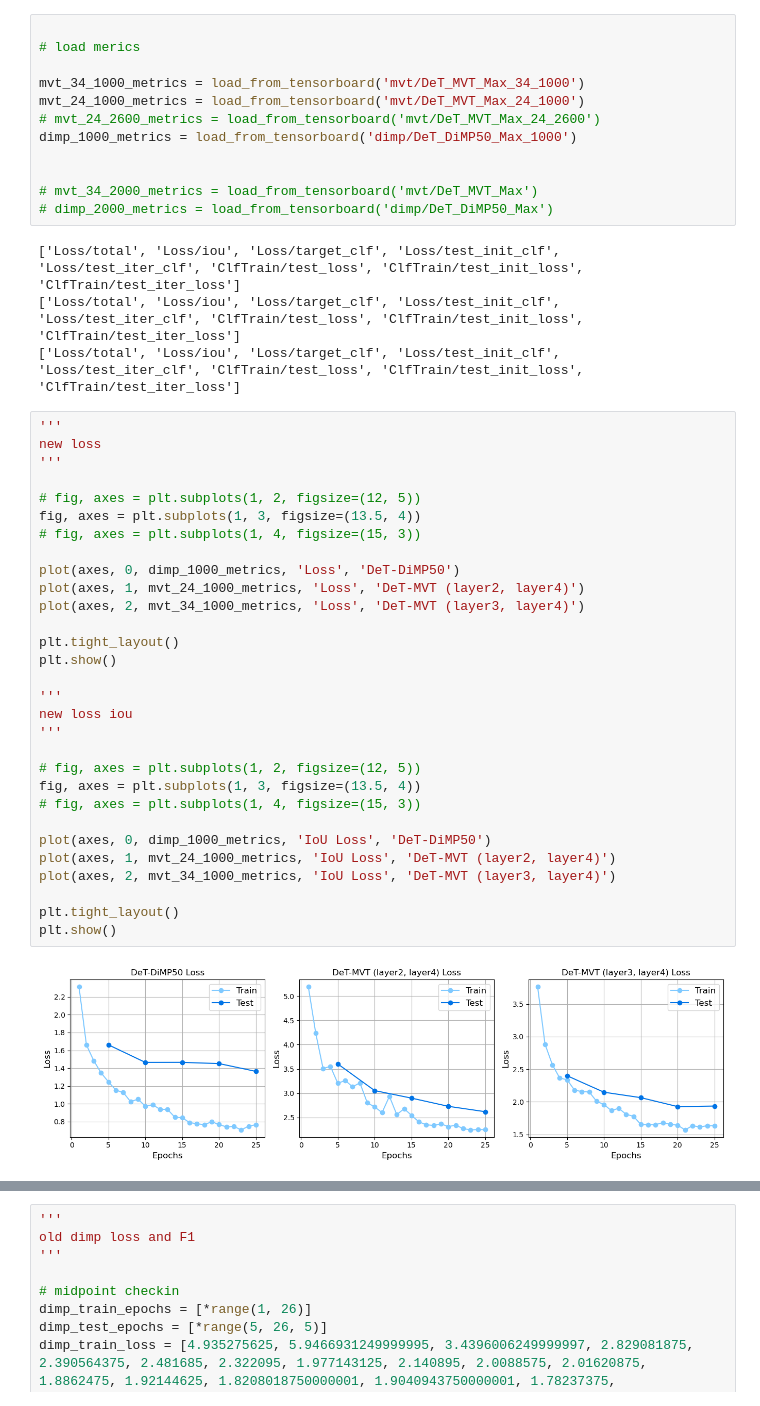
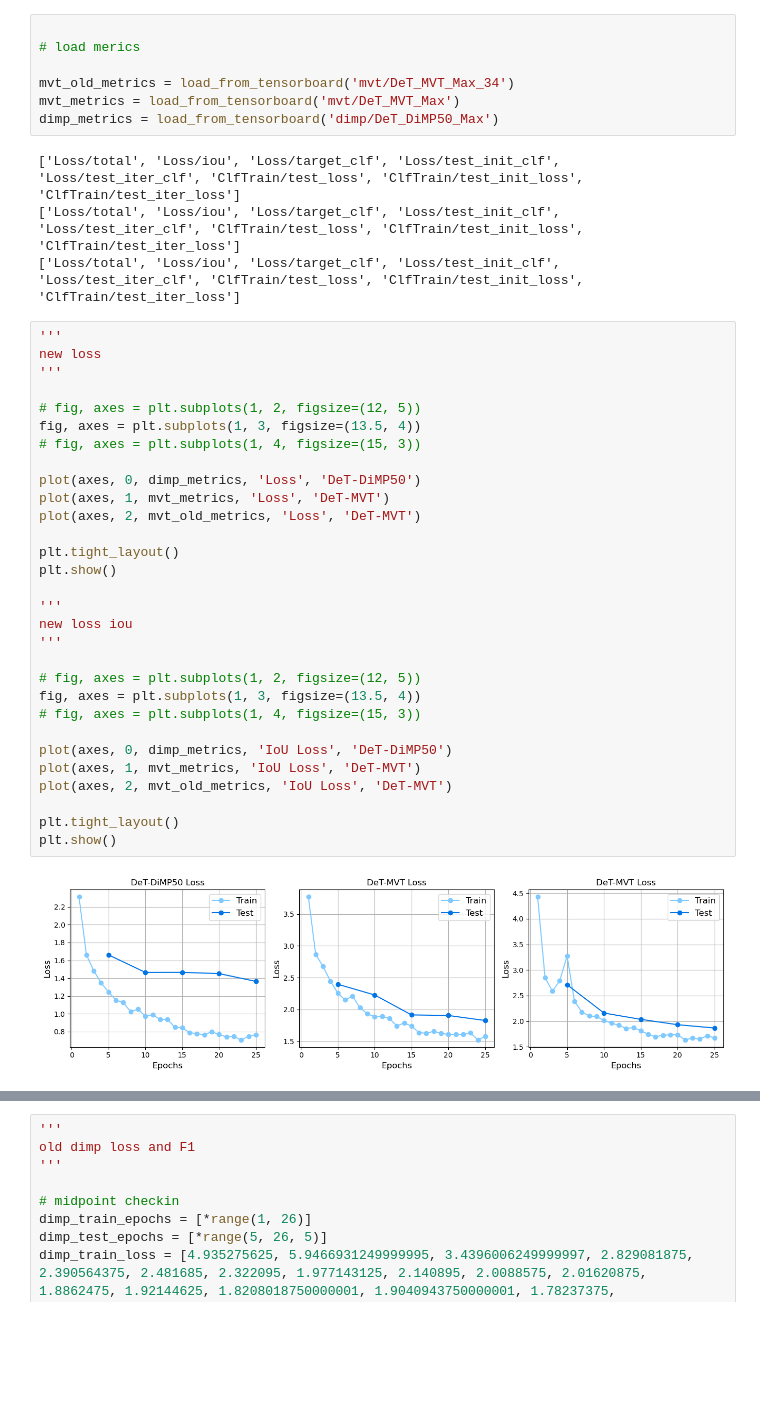
Before and after one commit to mmliu2/det-mvt, a Jupyter notebook: plotting/plotting.ipynb, the cells around one changed output, grey strips where cells are left out. Saved outputs shown, nothing was run; the diff lists cells and outputs as text; blank space fills up the shorter version.

```diff
--- a/plotting/plotting.ipynb
+++ b/plotting/plotting.ipynb
@@ -65,14 +65,9 @@ def plot(axes, i, model_metrics, metric_to_plot: str, model_name):
 
 # load merics
 
-mvt_34_1000_metrics = load_from_tensorboard('mvt/DeT_MVT_Max_34_1000')
-mvt_24_1000_metrics = load_from_tensorboard('mvt/DeT_MVT_Max_24_1000')
-# mvt_24_2600_metrics = load_from_tensorboard('mvt/DeT_MVT_Max_24_2600')
-dimp_1000_metrics = load_from_tensorboard('dimp/DeT_DiMP50_Max_1000')
-
-
-# mvt_34_2000_metrics = load_from_tensorboard('mvt/DeT_MVT_Max')
-# dimp_2000_metrics = load_from_tensorboard('dimp/DeT_DiMP50_Max')
+mvt_old_metrics = load_from_tensorboard('mvt/DeT_MVT_Max_34')
+mvt_metrics = load_from_tensorboard('mvt/DeT_MVT_Max')
+dimp_metrics = load_from_tensorboard('dimp/DeT_DiMP50_Max')
 # %% [output]
 ['Loss/total', 'Loss/iou', 'Loss/target_clf', 'Loss/test_init_clf', 'Loss/test_iter_clf', 'ClfTrain/test_loss', 'ClfTrain/test_init_loss', 'ClfTrain/test_iter_loss']
 ['Loss/total', 'Loss/iou', 'Loss/target_clf', 'Loss/test_init_clf', 'Loss/test_iter_clf', 'ClfTrain/test_loss', 'ClfTrain/test_init_loss', 'ClfTrain/test_iter_loss']
@@ -80,32 +75,32 @@ dimp_1000_metrics = load_from_tensorboard('dimp/DeT_DiMP50_Max_1000')
 # %%
 '''
 new loss
 '''
 
 # fig, axes = plt.subplots(1, 2, figsize=(12, 5))
 fig, axes = plt.subplots(1, 3, figsize=(13.5, 4))
 # fig, axes = plt.subplots(1, 4, figsize=(15, 3))
 
-plot(axes, 0, dimp_1000_metrics, 'Loss', 'DeT-DiMP50')
-plot(axes, 1, mvt_24_1000_metrics, 'Loss', 'DeT-MVT (layer2, layer4)')
-plot(axes, 2, mvt_34_1000_metrics, 'Loss', 'DeT-MVT (layer3, layer4)')
+plot(axes, 0, dimp_metrics, 'Loss', 'DeT-DiMP50')
+plot(axes, 1, mvt_metrics, 'Loss', 'DeT-MVT')
+plot(axes, 2, mvt_old_metrics, 'Loss', 'DeT-MVT')
 
 plt.tight_layout()
 plt.show()
 
 '''
 new loss iou
 '''
 
 # fig, axes = plt.subplots(1, 2, figsize=(12, 5))
 fig, axes = plt.subplots(1, 3, figsize=(13.5, 4))
 # fig, axes = plt.subplots(1, 4, figsize=(15, 3))
 
-plot(axes, 0, dimp_1000_metrics, 'IoU Loss', 'DeT-DiMP50')
-plot(axes, 1, mvt_24_1000_metrics, 'IoU Loss', 'DeT-MVT (layer2, layer4)')
-plot(axes, 2, mvt_34_1000_metrics, 'IoU Loss', 'DeT-MVT (layer3, layer4)')
+plot(axes, 0, dimp_metrics, 'IoU Loss', 'DeT-DiMP50')
+plot(axes, 1, mvt_metrics, 'IoU Loss', 'DeT-MVT')
+plot(axes, 2, mvt_old_metrics, 'IoU Loss', 'DeT-MVT')
 
 plt.tight_layout()
 plt.show()
 # %% [output]
-[figure, old version]
+[figure, new version]
```
Also changed, not shown: parts of 1 cell of this notebook, 7 other files.
